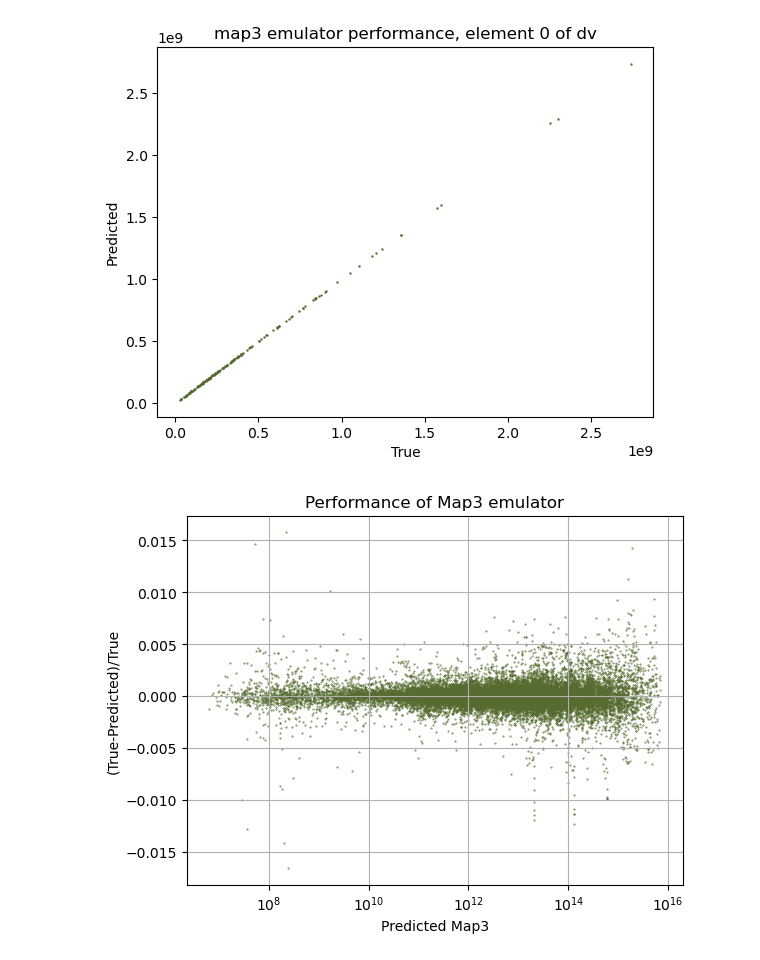
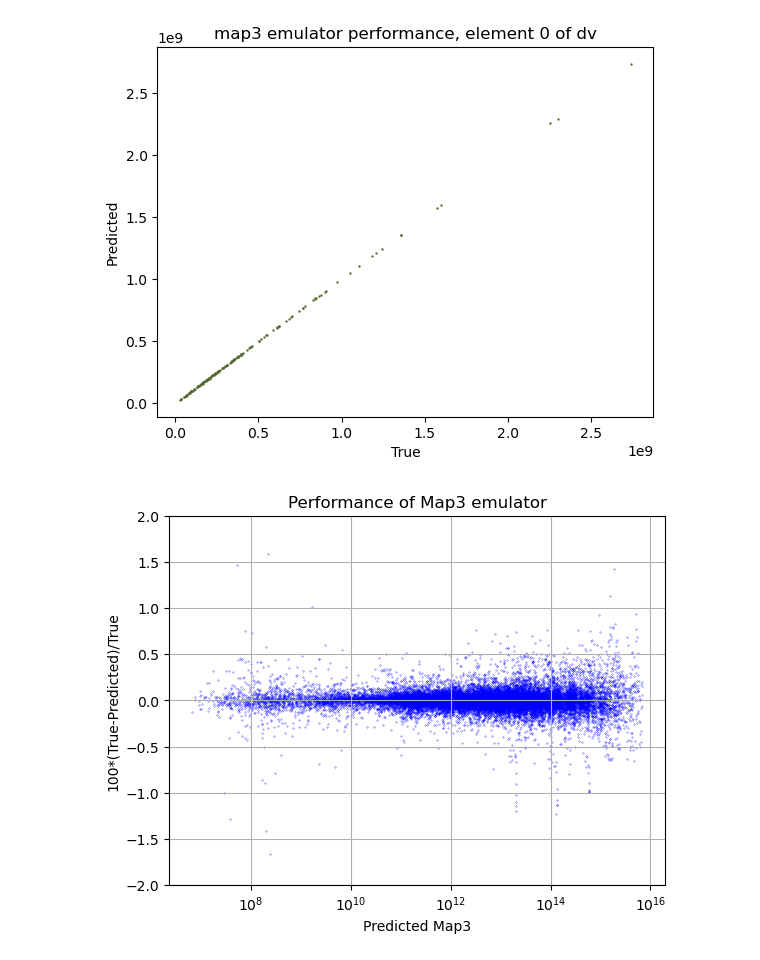
Before and after one commit to rchgomes/3pcf_integrator, a Jupyter notebook: data/train_emulator/Train_map3_emulator_13May24.ipynb, the cells around one changed output. Saved outputs shown, nothing was run; the diff lists cells and outputs as text; code cells hidden in the pictures.

```diff
--- a/data/train_emulator/Train_map3_emulator_13May24.ipynb
+++ b/data/train_emulator/Train_map3_emulator_13May24.ipynb
@@ -343,17 +343,17 @@ pred_rescaled_all = predictions_rescaled.flatten()
 # %%
 plt.title("Performance of Map3 emulator")
 #plt.scatter(processed_data[900:,1], predictions[:,1], s=2)
 #plt.scatter(training_params[:,0], training_data[:,0], s=2)
-plt.scatter(test_data_all,(pred_rescaled_all-test_data_all)/test_data_all, s=0.15, color='darkolivegreen')
-#plt.ylim(-0.008,0.008)
-plt.ylabel("(True-Predicted)/True")
+plt.scatter(test_data_all,100*(pred_rescaled_all-test_data_all)/test_data_all, s=0.05, color='b')
+plt.ylim(-2,2)
+plt.ylabel("100*(True-Predicted)/True")
 plt.xscale('log')
 plt.xlabel("Predicted Map3")
 plt.grid()
 #plt.show()
 plt.savefig('Percentual_difference_map3emulator_13May24-0.png')
 # %% [output]
-[figure, old version]
+[figure, new version]
 # %%
 plt.title("map3 emulator performance, element 0 of dv")
 #plt.scatter(processed_data[900:,1], predictions[:,1], s=2)
```
Also changed, not shown: 8 other files.
